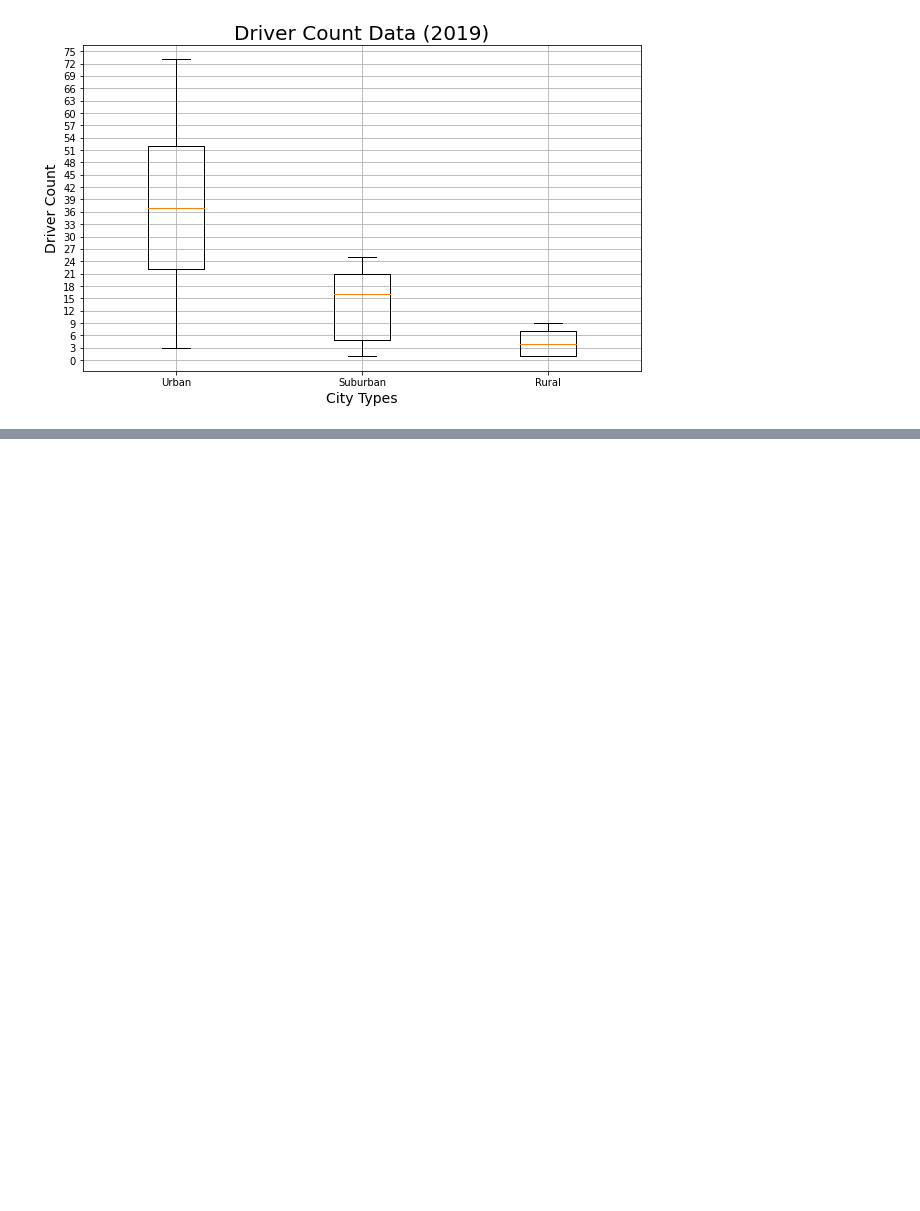
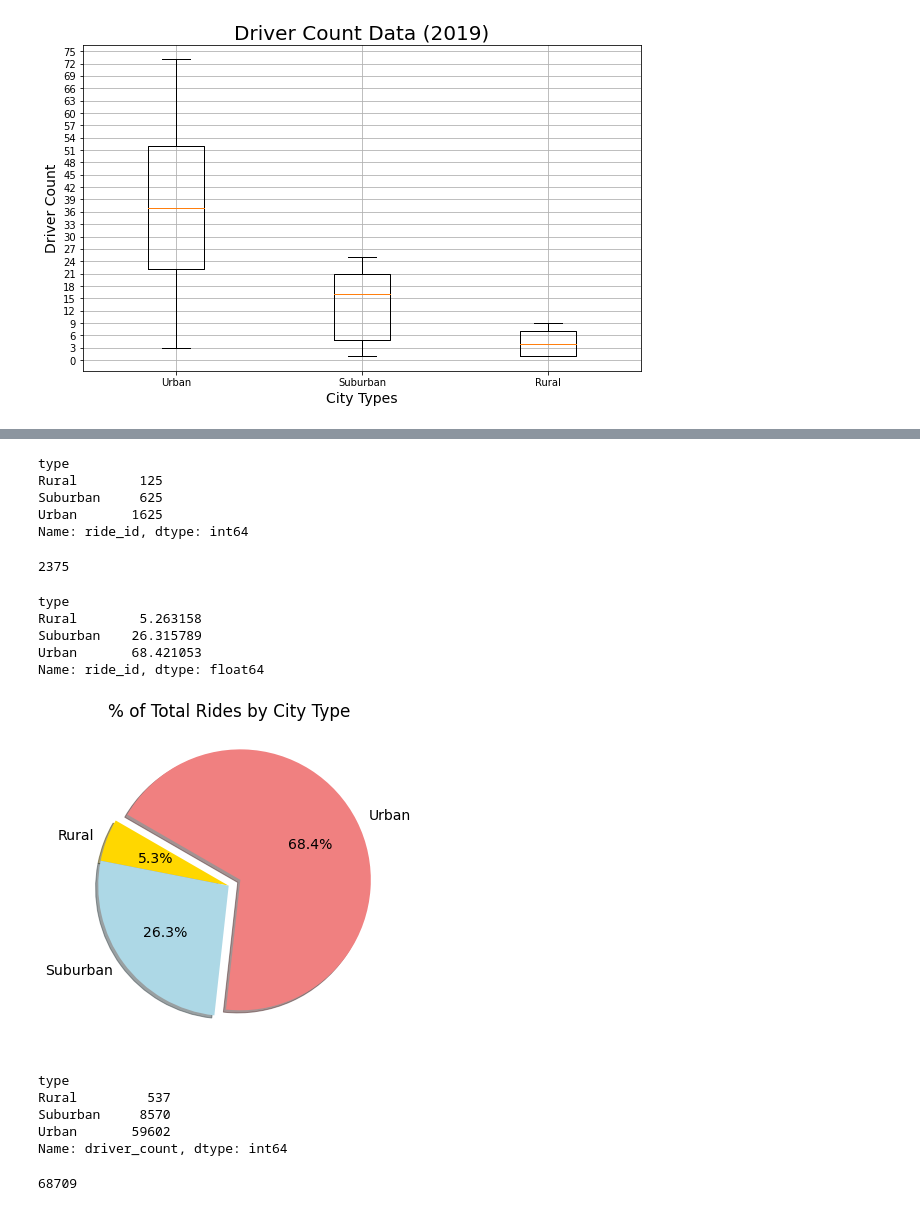
Before and after one commit to daphany/PyBer_Analysis, a Jupyter notebook: PyBer.ipynb, the cells around one changed output, grey strips where cells are left out. Cells and saved outputs as stored; diff of their text form; code cells hidden in the pictures; blank space fills up the shorter version.

```diff
--- a/PyBer.ipynb
+++ b/PyBer.ipynb
@@ -829,0 +883,58 @@ plt.show()
+# %%
+#Get the total number of rides for each city type.
+sum_rides_by_type = pyber_data_df.groupby(["type"]).count()["ride_id"]
+sum_rides_by_type
+# %% [output]
+type
+Rural        125
+Suburban     625
+Urban       1625
+Name: ride_id, dtype: int64
+# %%
+#Get the total rides for all the city types.
+sum_rides = pyber_data_df["ride_id"].count()
+sum_rides
+# %% [output]
+2375
+# %%
+#Calculate the percentage of the total rides for each city type.
+ride_percents = sum_rides_by_type / sum_rides * 100
+ride_percents
+# %% [output]
+type
+Rural        5.263158
+Suburban    26.315789
+Urban       68.421053
+Name: ride_id, dtype: float64
+# %%
+# Import mpl to change the plot configurations using rcParams.
+# Build Pie Chart
+plt.subplots(figsize=(10,6))
+plt.pie(ride_percents, labels=["Rural", "Suburban", "Urban"], colors=["gold", "lightblue", "lightcoral"], explode = [0, 0, 0.1], autopct='%1.1f%%', shadow=True, startangle=150)
+plt.title("% of Total Rides by City Type")
+
+# Change the default font size from 10 to 14
+mpl.rcParams['font.size'] = 14
+#Save figure
+plt.savefig("% of Total Rides by City Type.png")
+
+#Show Figure
+plt.show()
+# %% [output]
+[figure, added]
+# %%
+#Get the total number of drivers for each city type.
+sum_drivers_by_type = pyber_data_df.groupby(["type"]).sum()["driver_count"]
+sum_drivers_by_type
+# %% [output]
+type
+Rural         537
+Suburban     8570
+Urban       59602
+Name: driver_count, dtype: int64
+# %%
+#Get the total drivers for all the city types.
+sum_drivers = pyber_data_df["driver_count"].sum()
+sum_drivers
+# %% [output]
+68709
```
Also changed, not shown: parts of 11 cells of this notebook.
